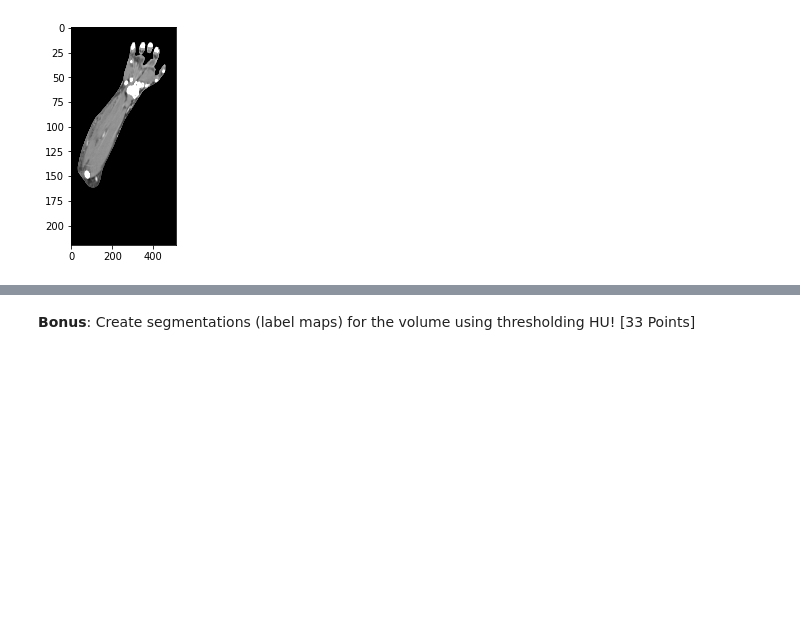
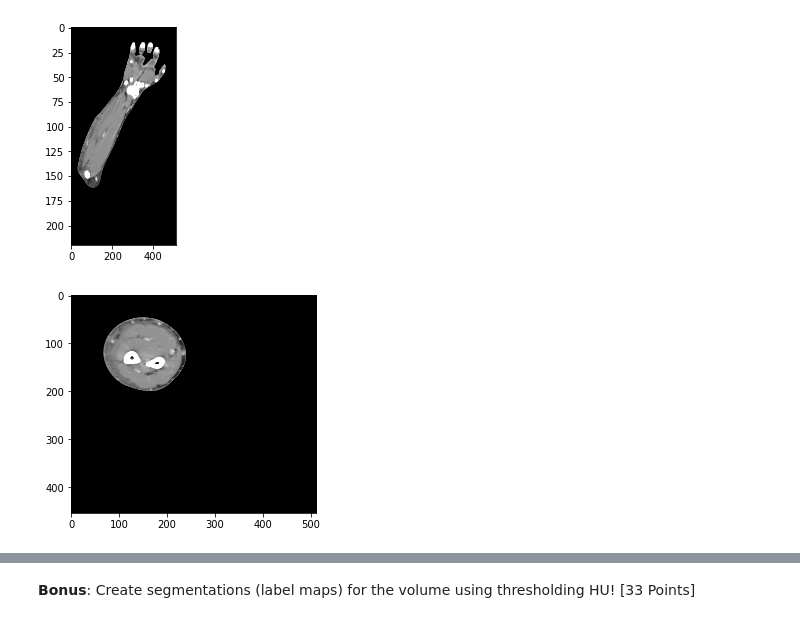
Before and after one commit to bostongfx/cs480student_2021, a Jupyter notebook: 05/CS480_Assignment_5.ipynb, the cells around one changed output, grey strips where cells are left out. Saved outputs shown, nothing was run; the diff lists cells and outputs as text; code cells hidden in the pictures; blank space fills up the shorter version.

```diff
--- a/05/CS480_Assignment_5.ipynb
+++ b/05/CS480_Assignment_5.ipynb
@@ -175,0 +174,11 @@ plt.show()
+# %%
+# TODO: YOUR CODE
+# soft tissues
+wc, ww = 30, 380
+vmin = wc-ww//2
+vmax = wc+ww//2
+plt.imshow(data[:, :, imshape[2]//2]+ri, cmap='gray', vmin=vmin,vmax=vmax)
+plt.gca().set_aspect(ax_aspect)
+plt.show()
+# %% [output]
+[figure, added]
```
Also changed, not shown: parts of 11 cells of this notebook.
